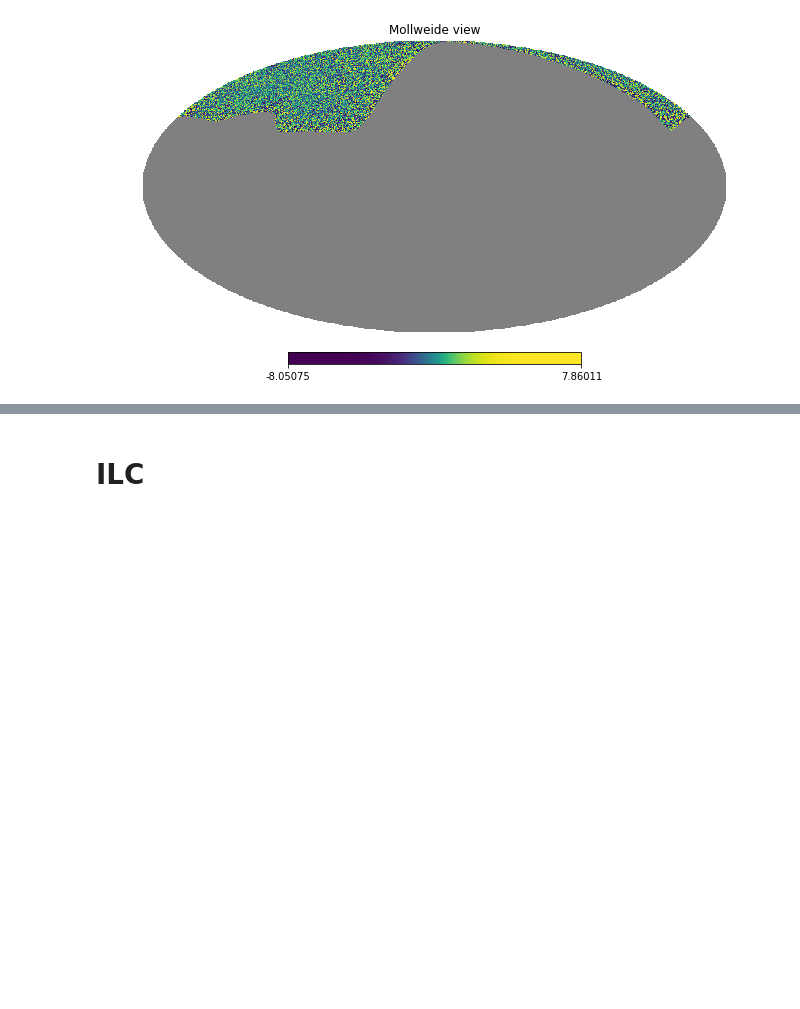
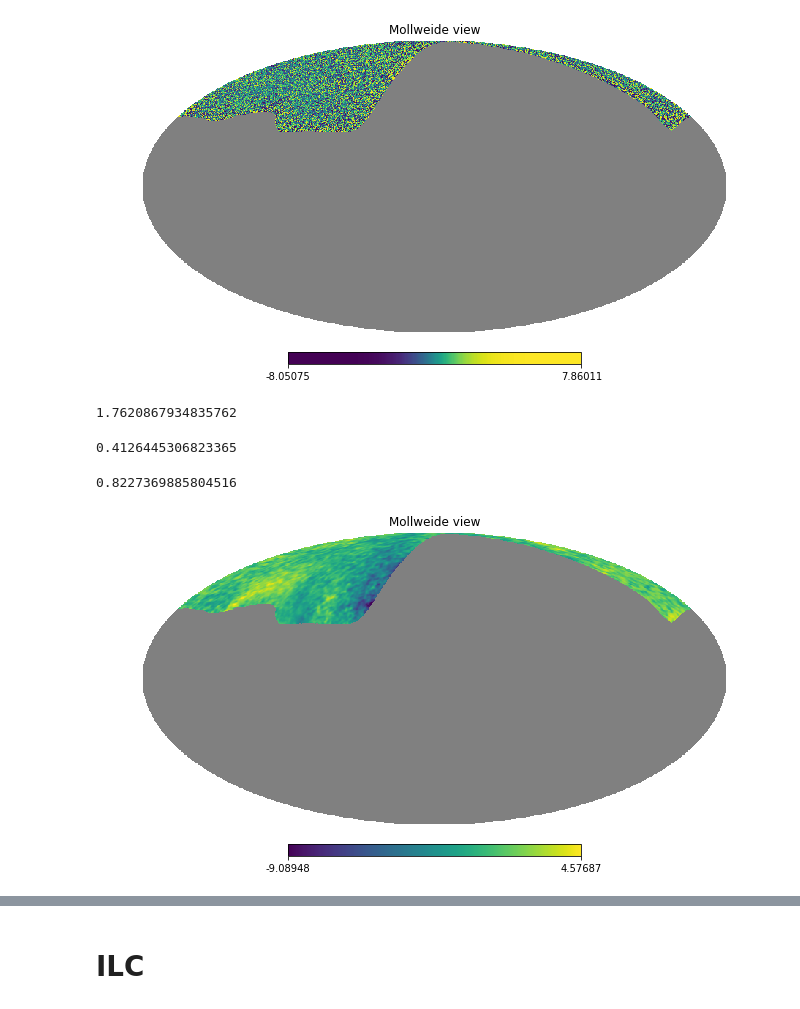
Before and after one commit to yaojian95/Ali_foreground, a Jupyter notebook: codes/Maps_for_USTC.ipynb, the cells around one changed output, grey strips where cells are left out. Drawn from its saved outputs; the diff is of its cells as text; code cells hidden in the pictures; blank space fills up the shorter version.

```diff
--- a/codes/Maps_for_USTC.ipynb
+++ b/codes/Maps_for_USTC.ipynb
@@ -240,0 +241,16 @@ for i in range(SamNum):
+# %%
+np.std(Mask(fore44[1]))
+# %% [output]
+1.7620867934835762
+# %%
+np.std(Mask(fore95[1]))
+# %% [output]
+0.4126445306823365
+# %%
+np.std(Mask(fore150[1]))
+# %% [output]
+0.8227369885804516
+# %%
+hp.mollview(Mask(fore44[1]))
+# %% [output]
+[figure, added]
```
Also changed, not shown: parts of 9 cells of this notebook.
